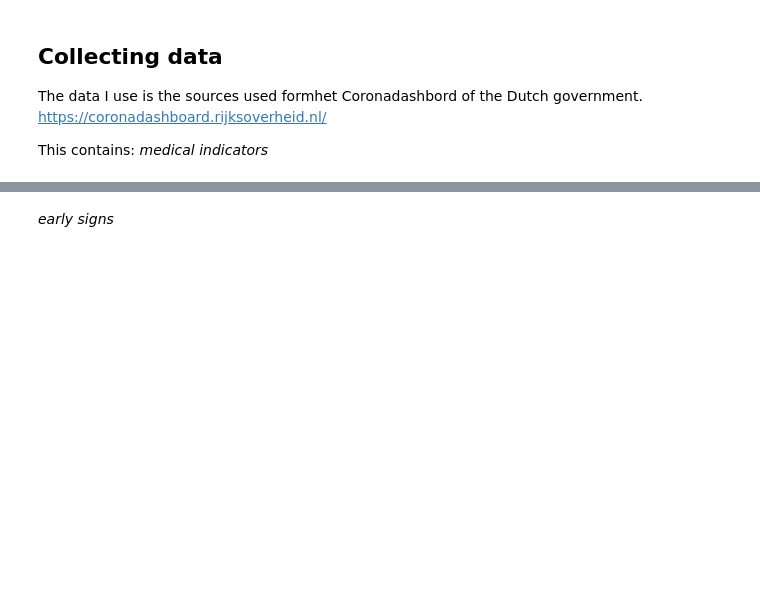
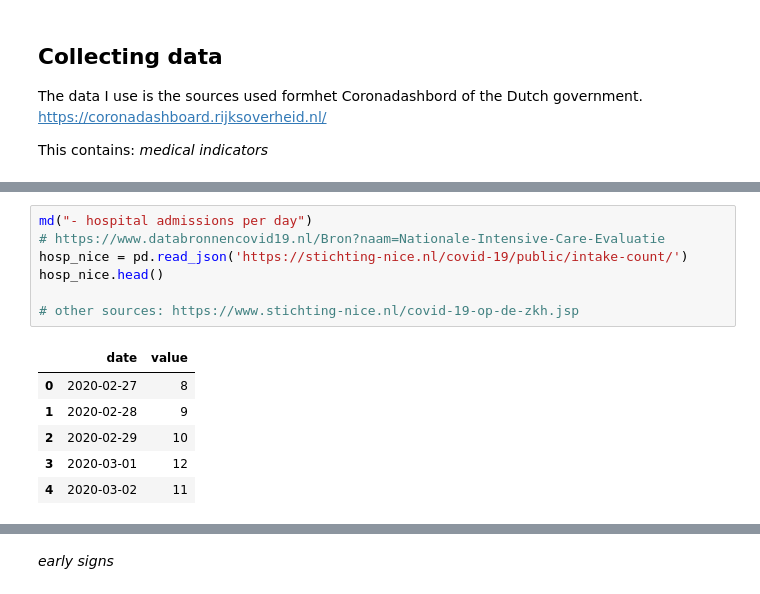
Before and after one commit to cjvanzwol/notebooks, a Jupyter notebook: Covid.ipynb, the cells around one changed output, grey strips where cells are left out. Saved outputs shown, nothing was run; the diff lists cells and outputs as text; blank space fills up the shorter version.

```diff
--- a/Covid.ipynb
+++ b/Covid.ipynb
@@ -59,3 +95,17 @@ md("- hospital admissions per day")
+# %%
+md("- hospital admissions per day")
+# https://www.databronnencovid19.nl/Bron?naam=Nationale-Intensive-Care-Evaluatie
+hosp_nice = pd.read_json('https://stichting-nice.nl/covid-19/public/intake-count/')
+hosp_nice.head()
+
+# other sources: https://www.stichting-nice.nl/covid-19-op-de-zkh.jsp
+# %% [output]
+|  | date | value |
+| 0 | 2020-02-27 | 8 |
+| 1 | 2020-02-28 | 9 |
+| 2 | 2020-02-29 | 10 |
+| 3 | 2020-03-01 | 12 |
+| 4 | 2020-03-02 | 11 |
 # %%
 md("- icu admissions per day")
 # url
```
Also changed, not shown: parts of 18 cells of this notebook, 1 other file.
